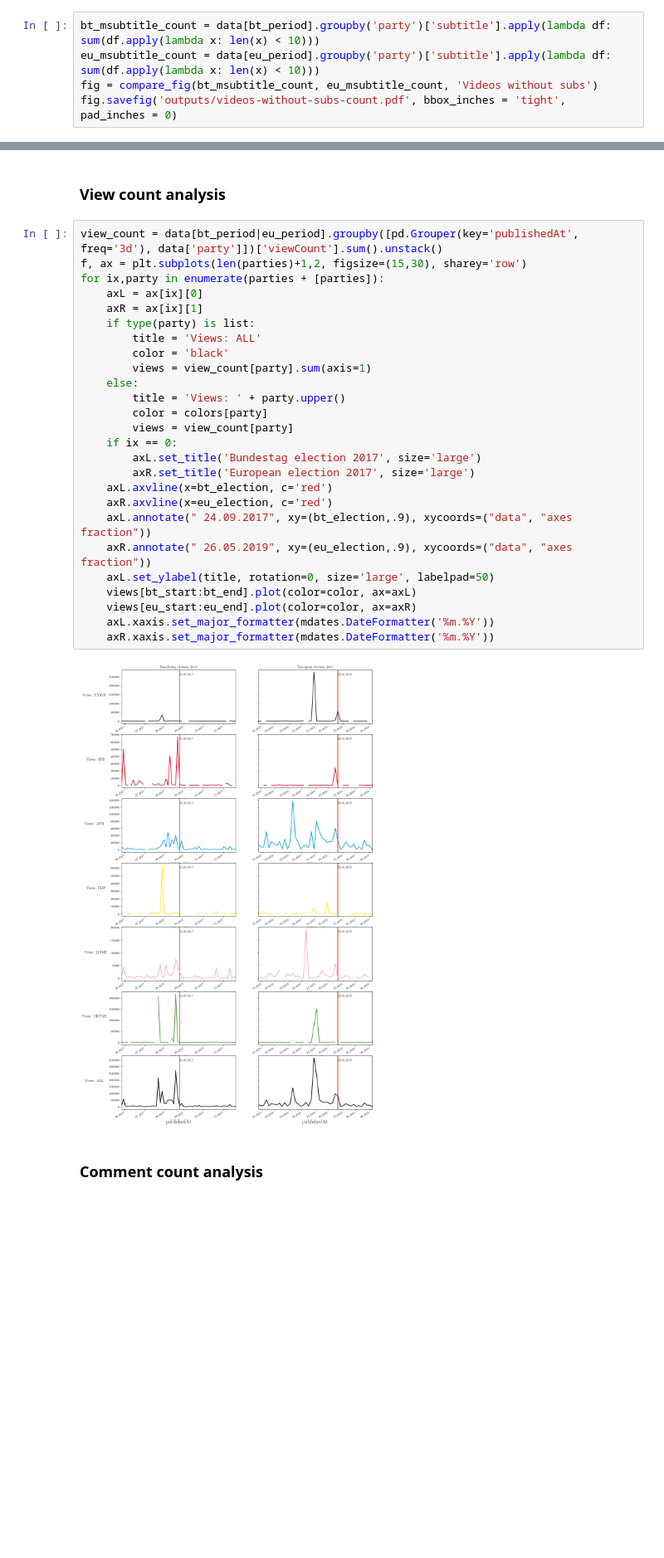
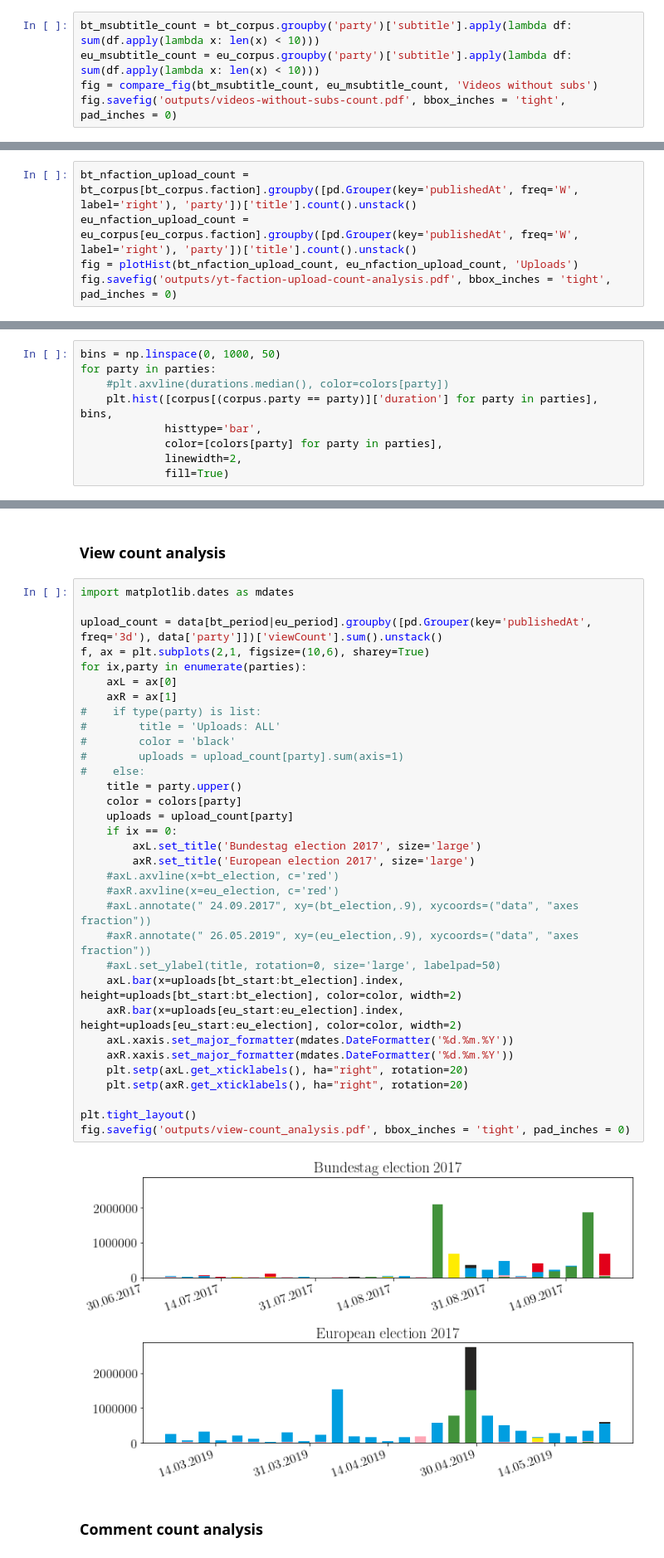
Before and after one commit to mightymicha/caption-party, a Jupyter notebook: analysis/YT-Metadata-Analysis.ipynb, the cells around one changed output, grey strips where cells are left out. Shown at 83% size. Saved outputs shown, nothing was run; the diff lists cells and outputs as text; blank space fills up the shorter version.

```diff
--- a/analysis/YT-Metadata-Analysis.ipynb
+++ b/analysis/YT-Metadata-Analysis.ipynb
@@ -143,8 +288,8 @@ plt.savefig('outputs/yt-party-videos.pdf', bbox_inches = 'tight', pad_inches = 0
 # %% [markdown]
 ## Missing subtitles count
 # %%
-bt_msubtitle_count = data[bt_period].groupby('party')['subtitle'].apply(lambda df: sum(df.apply(lambda x: len(x) < 10)))
-eu_msubtitle_count = data[eu_period].groupby('party')['subtitle'].apply(lambda df: sum(df.apply(lambda x: len(x) < 10)))
+bt_msubtitle_count = bt_corpus.groupby('party')['subtitle'].apply(lambda df: sum(df.apply(lambda x: len(x) < 10)))
+eu_msubtitle_count = eu_corpus.groupby('party')['subtitle'].apply(lambda df: sum(df.apply(lambda x: len(x) < 10)))
 fig = compare_fig(bt_msubtitle_count, eu_msubtitle_count, 'Videos without subs')
 fig.savefig('outputs/videos-without-subs-count.pdf', bbox_inches = 'tight', pad_inches = 0)
 # %% [output]
@@ -183,0 +381,5 @@ for ix,party in enumerate(parties + [parties]):
+# %%
+bt_nfaction_upload_count = bt_corpus[bt_corpus.faction].groupby([pd.Grouper(key='publishedAt', freq='W', label='right'), 'party'])['title'].count().unstack()
+eu_nfaction_upload_count = eu_corpus[eu_corpus.faction].groupby([pd.Grouper(key='publishedAt', freq='W', label='right'), 'party'])['title'].count().unstack()
+fig = plotHist(bt_nfaction_upload_count, eu_nfaction_upload_count, 'Uploads')
+fig.savefig('outputs/yt-faction-upload-count-analysis.pdf', bbox_inches = 'tight', pad_inches = 0)
@@ -183,0 +403,9 @@ for ix,party in enumerate(parties + [parties]):
+# %%
+bins = np.linspace(0, 1000, 50)
+for party in parties:
+    #plt.axvline(durations.median(), color=colors[party])
+    plt.hist([corpus[(corpus.party == party)]['duration'] for party in parties], bins,
+             histtype='bar',
+             color=[colors[party] for party in parties],
+             linewidth=2,
+             fill=True)
@@ -184,33 +414,40 @@ for ix,party in enumerate(parties + [parties]):
 # %% [markdown]
 ### View count analysis
 # %%
-view_count = data[bt_period|eu_period].groupby([pd.Grouper(key='publishedAt', freq='3d'), data['party']])['viewCount'].sum().unstack()
-f, ax = plt.subplots(len(parties)+1,2, figsize=(15,30), sharey='row')
-for ix,party in enumerate(parties + [parties]):
-    axL = ax[ix][0]
-    axR = ax[ix][1]
-    if type(party) is list:
-        title = 'Views: ALL'
-        color = 'black'
-        views = view_count[party].sum(axis=1)
-    else:
-        title = 'Views: ' + party.upper()
-        color = colors[party]
-        views = view_count[party]
+import matplotlib.dates as mdates
+
+upload_count = data[bt_period|eu_period].groupby([pd.Grouper(key='publishedAt', freq='3d'), data['party']])['viewCount'].sum().unstack()
+f, ax = plt.subplots(2,1, figsize=(10,6), sharey=True)
+for ix,party in enumerate(parties):
+    axL = ax[0]
+    axR = ax[1]
+#    if type(party) is list:
+#        title = 'Uploads: ALL'
+#        color = 'black'
+#        uploads = upload_count[party].sum(axis=1)
+#    else:
+    title = party.upper()
+    color = colors[party]
+    uploads = upload_count[party]
     if ix == 0:
         axL.set_title('Bundestag election 2017', size='large')
         axR.set_title('European election 2017', size='large')
-    axL.axvline(x=bt_election, c='red')
-    axR.axvline(x=eu_election, c='red')
-    axL.annotate(" 24.09.2017", xy=(bt_election,.9), xycoords=("data", "axes fraction"))
-    axR.annotate(" 26.05.2019", xy=(eu_election,.9), xycoords=("data", "axes fraction"))
-    axL.set_ylabel(title, rotation=0, size='large', labelpad=50)
-    views[bt_start:bt_end].plot(color=color, ax=axL)
-    views[eu_start:eu_end].plot(color=color, ax=axR)
-    axL.xaxis.set_major_formatter(mdates.DateFormatter('%m.%Y'))
-    axR.xaxis.set_major_formatter(mdates.DateFormatter('%m.%Y'))
+    #axL.axvline(x=bt_election, c='red')
+    #axR.axvline(x=eu_election, c='red')
+    #axL.annotate(" 24.09.2017", xy=(bt_election,.9), xycoords=("data", "axes fraction"))
+    #axR.annotate(" 26.05.2019", xy=(eu_election,.9), xycoords=("data", "axes fraction"))
+    #axL.set_ylabel(title, rotation=0, size='large', labelpad=50)
+    axL.bar(x=uploads[bt_start:bt_election].index, height=uploads[bt_start:bt_election], color=color, width=2)
+    axR.bar(x=uploads[eu_start:eu_election].index, height=uploads[eu_start:eu_election], color=color, width=2)
+    axL.xaxis.set_major_formatter(mdates.DateFormatter('%d.%m.%Y'))
+    axR.xaxis.set_major_formatter(mdates.DateFormatter('%d.%m.%Y'))
+    plt.setp(axL.get_xticklabels(), ha="right", rotation=20)
+    plt.setp(axR.get_xticklabels(), ha="right", rotation=20)
+
+plt.tight_layout()
+fig.savefig('outputs/view-count_analysis.pdf', bbox_inches = 'tight', pad_inches = 0)
 # %% [output]
-[figure, old version]
+[figure, new version]
 # %% [markdown]
 ### Comment count analysis
 # %%
```
Also changed, not shown: parts of 37 cells of this notebook, 20 other files.
